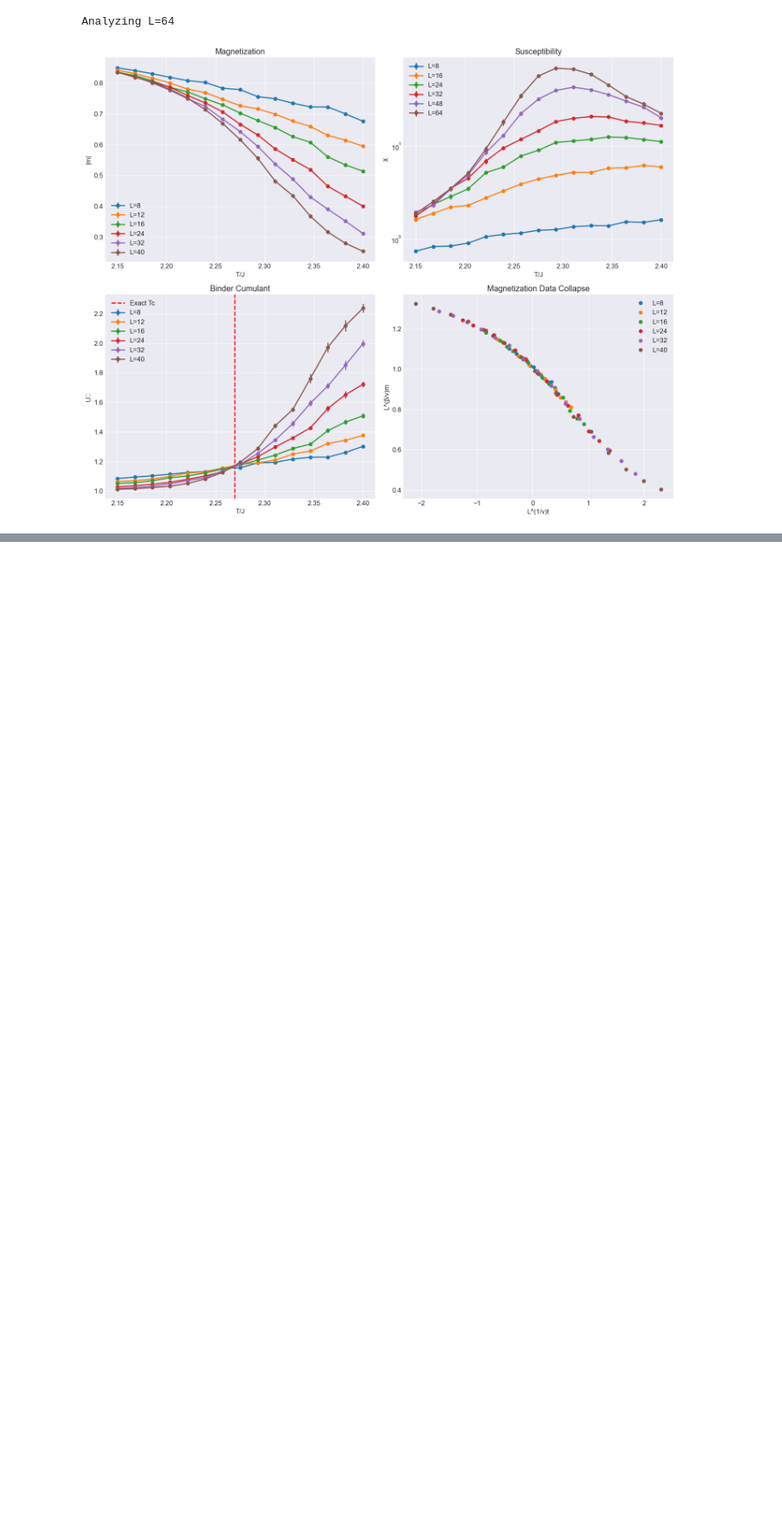
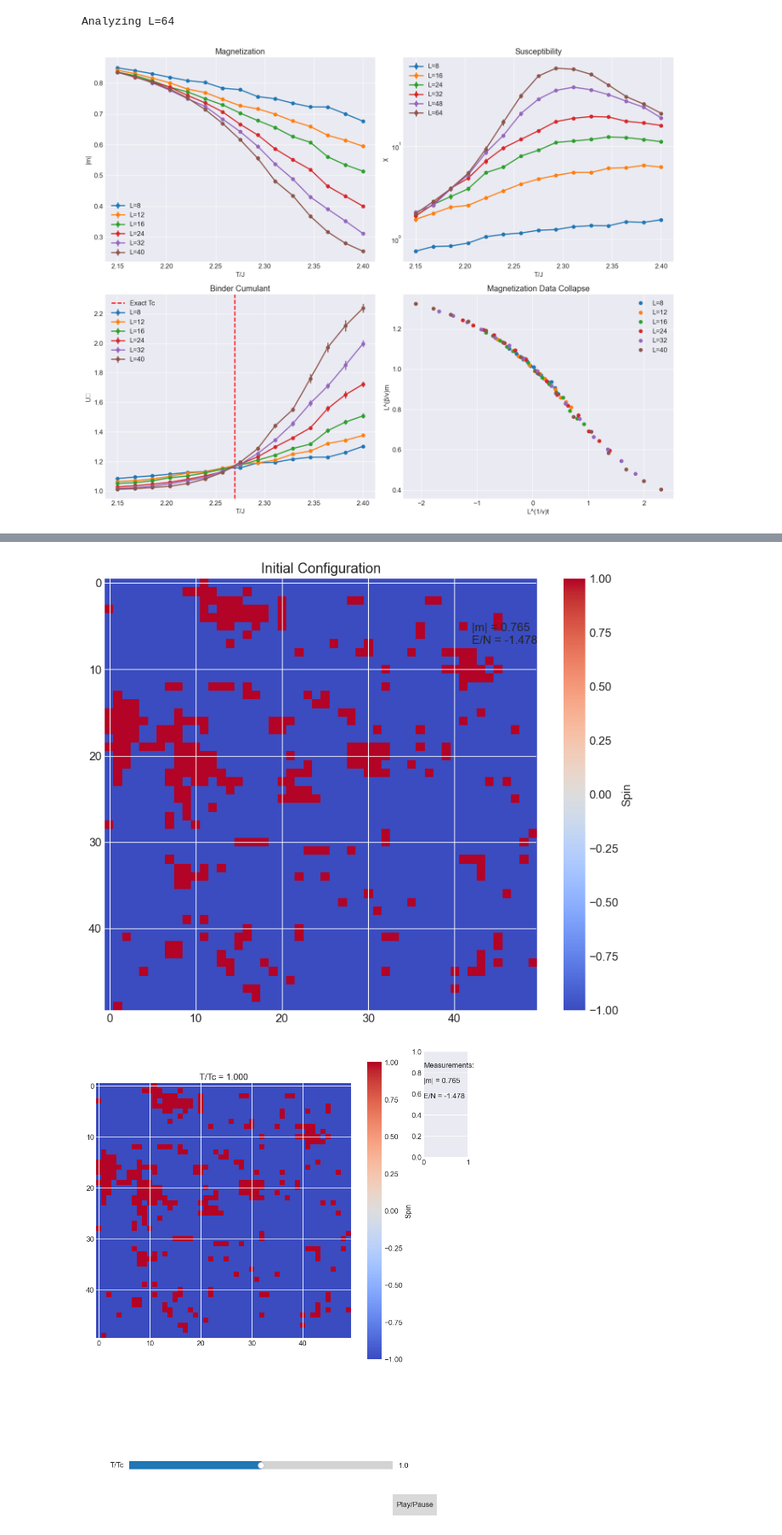
Before and after one commit to naishal2124/ising_project, a Jupyter notebook: main.ipynb, the cells around one changed output, grey strips where cells are left out. Shown at 85% size. Cells and saved outputs as stored; diff of their text form; code cells hidden in the pictures; blank space fills up the shorter version.

```diff
--- a/main.ipynb
+++ b/main.ipynb
@@ -488,0 +543,13 @@ The timing data shows our approach achieves similar physical insights with appro
+# %%
+def create_notebook_visualization(L: int = 50):
+    """Create visualization that works in notebook."""
+    viz = IsingVisualizer(L)
+    plt.ioff()  # Turn off interactive mode for better notebook behavior
+    viz.show_evolution()
+    plt.ion()   # Turn interactive mode back on
+
+# Create visualization
+create_notebook_visualization()
+# %% [output]
+[figure, added]
+[figure, added]
```
Also changed, not shown: parts of 28 cells of this notebook, 4 other files.
